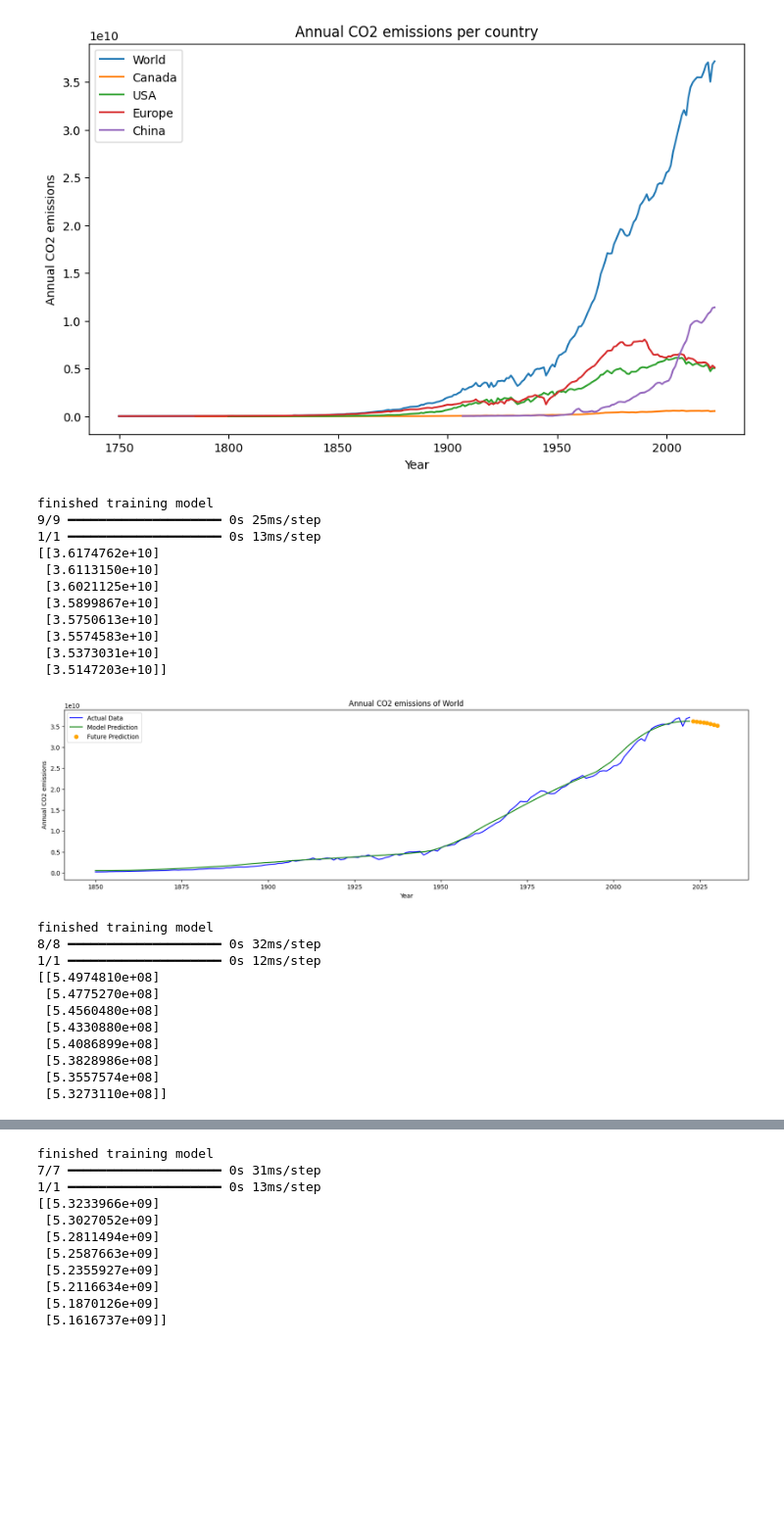
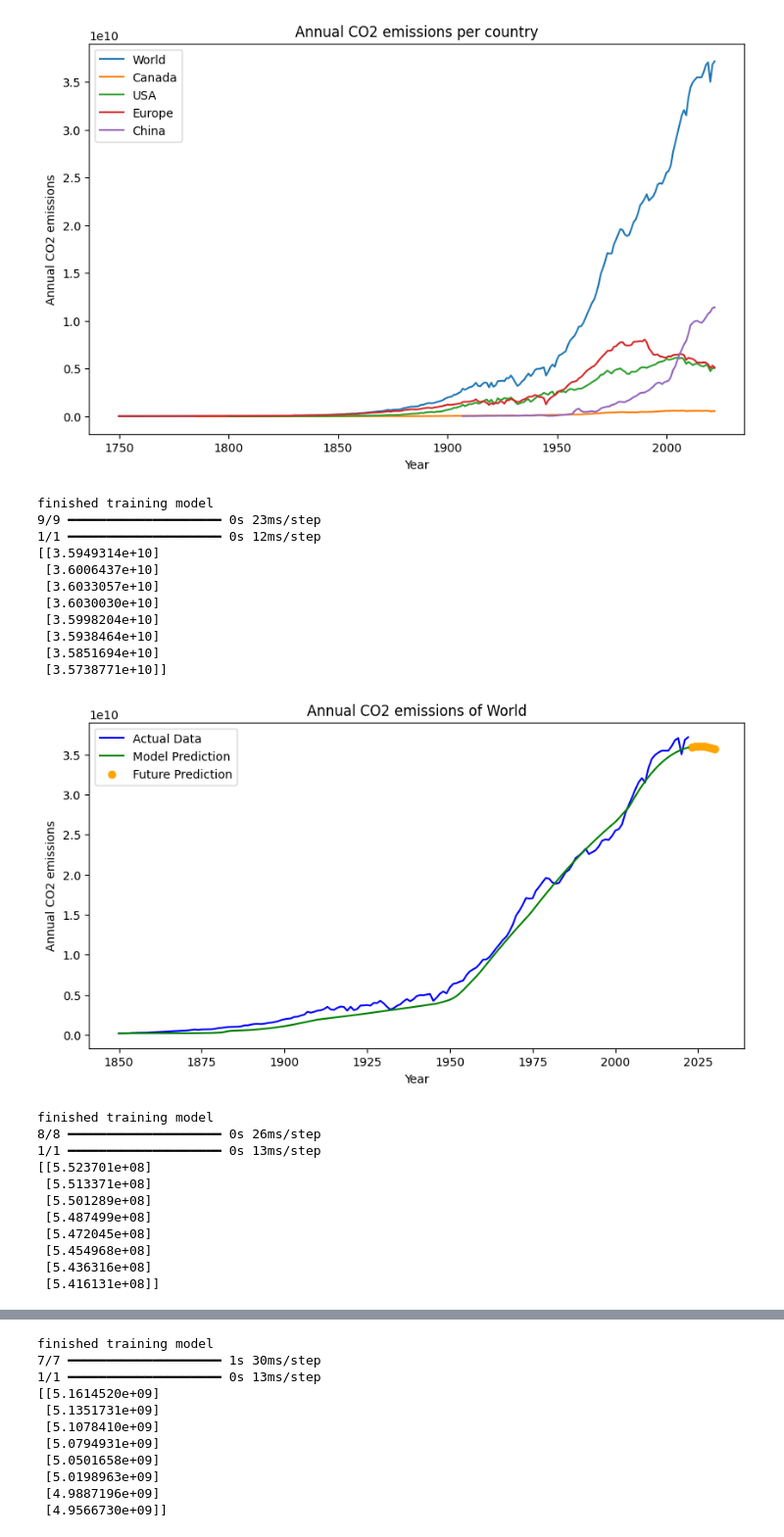
Before and after one commit to sinaziaee/spe_datathon, a Jupyter notebook: annual_co2_per_country.ipynb, the cells around one changed output, grey strips where cells are left out. Shown at 98% size. Saved outputs shown, nothing was run; the diff lists cells and outputs as text; code cells hidden in the pictures; blank space fills up the shorter version.

Commit message:
updated code and figures

```diff
--- a/annual_co2_per_country.ipynb
+++ b/annual_co2_per_country.ipynb
@@ -114,53 +75,53 @@ def create_train_predict(model_df, name):
     # train the model without training logs
     model.fit(X_train, y_train, epochs=1000, batch_size=10, verbose=0)
     print("finished training model")
     y_pred = model.predict(X)
     future_y_pred = model.predict(Future_X)
 
     # invert the scaling
     X_test_invert = scaler.inverse_transform(X)
     y_pred_invert = scaler2.inverse_transform(y_pred)
     X_invert = scaler.inverse_transform(X)
     y_invert = scaler2.inverse_transform(y)
     Future_X_invert = scaler.inverse_transform(Future_X)
     future_y_pred_invert = scaler2.inverse_transform(future_y_pred)
     print(future_y_pred_invert)
     # plot the results
-    plt.figure(figsize=(20, 5))
+    plt.figure(figsize=(10, 5))
     plt.plot(X_invert[100:], y_invert[100:], label='Actual Data', color='blue')
     plt.plot(X_test_invert[100:], y_pred_invert[100:], label='Model Prediction', color='green')
     plt.scatter(Future_X_invert, future_y_pred_invert, label='Future Prediction', color='orange')
     plt.xlabel('Year')
     plt.ylabel('Annual CO2 emissions')
     plt.title(f'Annual CO2 emissions of {name}')
     plt.legend()
     plt.show()
 
 df_list = [world_df, canada_df, usa_df, europe_df, china_df]
 name_list = ['World', 'Canada', 'USA', 'Europe', 'China']
 for i, each_df in enumerate(df_list):
     create_train_predict(each_df, name_list[i])
 # %% [output]
 finished training model
-9/9 ━━━━━━━━━━━━━━━━━━━━ 0s 25ms/step
-1/1 ━━━━━━━━━━━━━━━━━━━━ 0s 13ms/step
-[[3.6174762e+10]
- [3.6113150e+10]
- [3.6021125e+10]
- [3.5899867e+10]
- [3.5750613e+10]
- [3.5574583e+10]
- [3.5373031e+10]
- [3.5147203e+10]]
+9/9 ━━━━━━━━━━━━━━━━━━━━ 0s 23ms/step
+1/1 ━━━━━━━━━━━━━━━━━━━━ 0s 12ms/step
+[[3.5949314e+10]
+ [3.6006437e+10]
+ [3.6033057e+10]
+ [3.6030030e+10]
+ [3.5998204e+10]
+ [3.5938464e+10]
+ [3.5851694e+10]
+ [3.5738771e+10]]
-[figure, old version]
+[figure, new version]
 finished training model
-8/8 ━━━━━━━━━━━━━━━━━━━━ 0s 32ms/step
-1/1 ━━━━━━━━━━━━━━━━━━━━ 0s 12ms/step
-[[5.4974810e+08]
- [5.4775270e+08]
- [5.4560480e+08]
- [5.4330880e+08]
- [5.4086899e+08]
- [5.3828986e+08]
- [5.3557574e+08]
- [5.3273110e+08]]
+8/8 ━━━━━━━━━━━━━━━━━━━━ 0s 26ms/step
+1/1 ━━━━━━━━━━━━━━━━━━━━ 0s 13ms/step
+[[5.523701e+08]
+ [5.513371e+08]
+ [5.501289e+08]
+ [5.487499e+08]
+ [5.472045e+08]
+ [5.454968e+08]
+ [5.436316e+08]
+ [5.416131e+08]]
@@ -168,11 +129,11 @@ finished training model
 finished training model
-7/7 ━━━━━━━━━━━━━━━━━━━━ 0s 31ms/step
+7/7 ━━━━━━━━━━━━━━━━━━━━ 1s 30ms/step
 1/1 ━━━━━━━━━━━━━━━━━━━━ 0s 13ms/step
-[[5.3233966e+09]
- [5.3027052e+09]
- [5.2811494e+09]
- [5.2587663e+09]
- [5.2355927e+09]
- [5.2116634e+09]
- [5.1870126e+09]
- [5.1616737e+09]]
+[[5.1614520e+09]
+ [5.1351731e+09]
+ [5.1078410e+09]
+ [5.0794931e+09]
+ [5.0501658e+09]
+ [5.0198963e+09]
+ [4.9887196e+09]
+ [4.9566730e+09]]
```
Also changed, not shown: parts of 4 cells of this notebook, 25 other files.
